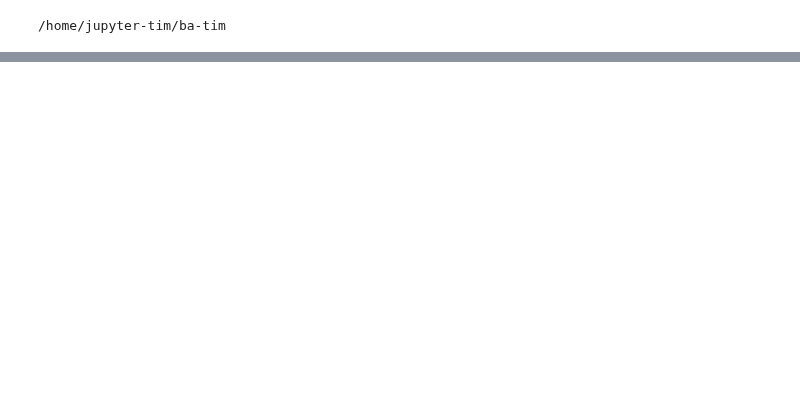
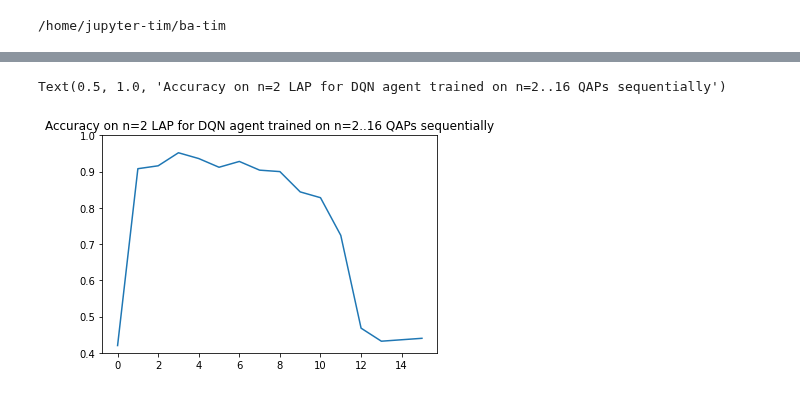
Before and after one commit to timgott/DeepQAP, a Jupyter notebook: evaluation/MiniQAP.ipynb, the cells around one changed output, grey strips where cells are left out. Cells and saved outputs as stored; diff of their text form; code cells hidden in the pictures; blank space fills up the shorter version.

```diff
--- a/evaluation/MiniQAP.ipynb
+++ b/evaluation/MiniQAP.ipynb
@@ -15,6 +16,7 @@ from pathlib import Path
 medium_agents = load_checkpoints(Path('runs/dqn_dense_ms_ec_eps0_mediumrandoms/lr5e-4_s1'))
 small_agents = load_checkpoints(Path('runs/dqn_dense_ms_ec_eps0_smallrandoms/lr5e-4_s1'))
 mini_agents = load_checkpoints(Path('runs/dqn_dense_ms_ec_eps0_mini/lr5e-4_s1'))
+bi_agents = load_checkpoints(Path('runs/dqn_bi_increasing/lr5e-4_s1'))
 # %% [output]
 runs/dqn_dense_ms_ec_eps0_mediumrandoms/lr5e-4_s1/checkpoint_0.pth
 runs/dqn_dense_ms_ec_eps0_mediumrandoms/lr5e-4_s1/checkpoint_1000.pth
@@ -36,23 +38,30 @@ runs/dqn_dense_ms_ec_eps0_mini/lr5e-4_s1/checkpoint_end.pth
 # %%
 def evaluate(solver, problem, samples):
+    if type(problem) == str:
+        generator = generators[problem]
+    else:
+        generator = problem
+    qaps = [generator.sample() for i in range(samples)]
+    return evaluate_set(solver, qaps)
+
+def evaluate_set(solver, problems):
     values = []
     correct = 0
-    for i in range(samples):
-        qap = generators[problem].sample()
+    for qap in problems:
         if qap.compute_value([0,1]) < qap.compute_value([1,0]):
             optimum = [0,1]
         else:
             optimum = [1,0]
         v_solver, assignment = solver(qap)
         v = qap.compute_value(assignment)
-        if v != v_solver:
+        if not np.isclose(v, v_solver):
             print (f"solver outputs incorrect value (got {v_solver}, actual {v})")
         if np.any(np.array(assignment) == np.array(optimum)):
             correct += 1
         values.append(v)
-    print("mean:", np.mean(values))
-    print("correct:", correct)
-    print("accuracy:", correct/samples)
+    accuracy = correct/len(problems)
+    print(f"accuracy: {accuracy} = {correct}/{len(problems)}; mean: {np.mean(values)}")
+    return accuracy
 # %%
 evaluate(solve_qap_backtracking, 'minilinear', 1000)
 # %% [output]
@@ -87,0 +93,2 @@ accuracy: 0.515
+# %%
+miniqaps = [generators['minilinear'].sample() for _ in range(250)]
@@ -107,0 +126,2 @@ qap = generators['minilinear'].sample()
+# %%
+accuracies = [evaluate_set(agent.solve, miniqaps) for agent in bi_agents]
@@ -107,0 +145,7 @@ qap = generators['minilinear'].sample()
+# %%
+plt.plot(accuracies)
+plt.ylim(0.4,1)
+plt.title("Accuracy on n=2 LAP for DQN agent trained on n=2..16 QAPs sequentially")
+# %% [output]
+Text(0.5, 1.0, 'Accuracy on n=2 LAP for DQN agent trained on n=2..16 QAPs sequentially')
+[figure, added]
```
Also changed, not shown: parts of 34 cells of this notebook, 6 other files.
